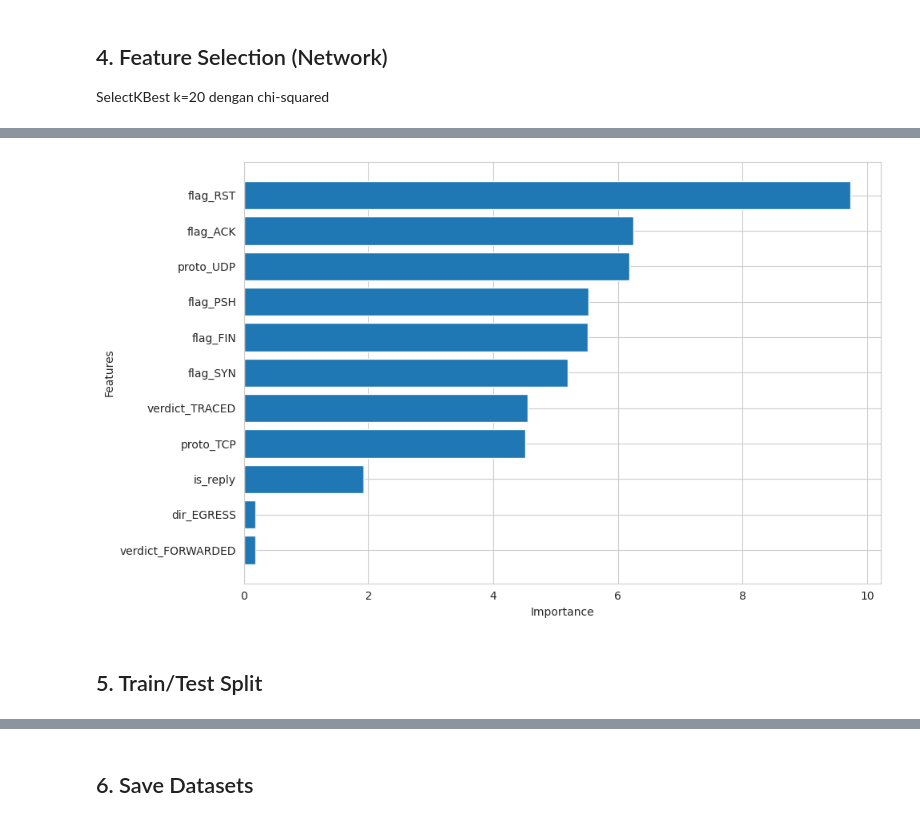
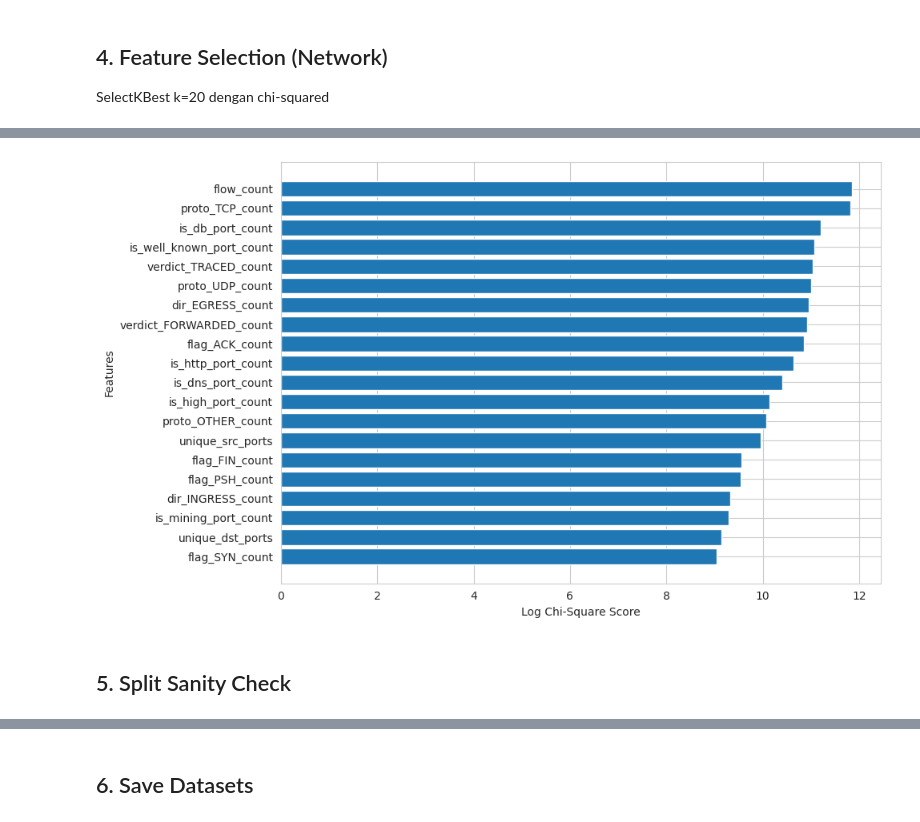
Before and after one commit to danielcristho/K-WATCH, a Jupyter notebook: feature_engineering/pre_processing.ipynb, the cells around one changed output, grey strips where cells are left out. Drawn from its saved outputs; the diff is of its cells as text; code cells hidden in the pictures.

```diff
--- a/feature_engineering/pre_processing.ipynb
+++ b/feature_engineering/pre_processing.ipynb
@@ -311,24 +547,56 @@ network_dataset.head()
 
 SelectKBest k=20 dengan chi-squared
 # %%
-X_flow = network_dataset.drop(columns=['pod_name', 'label'])
-y_flow = network_dataset['label']
+metadata_cols = ["session_id", "pod_name", "namespace", "label", "scenario_label", "binary_label"]
+count_cols = [
+    "proto_TCP", "proto_UDP", "proto_OTHER",
+    "dir_EGRESS", "dir_INGRESS",
+    "verdict_FORWARDED", "verdict_DROPPED", "verdict_TRACED",
+    "flag_SYN", "flag_ACK", "flag_FIN", "flag_RST", "flag_PSH", "flag_URG",
+    "is_well_known_port", "is_high_port", "is_dns_port", "is_http_port",
+    "is_db_port", "is_mining_port",
+]
 
-# Handle missing values
-X_flow = X_flow.fillna(0)
+if network_events.empty:
+    raise ValueError("No labeled Hubble events were parsed.")
 
-# Remove dest_port to prevent label leakage (as per paper)
-X_flow = X_flow.drop(columns=['dest_port'], errors='ignore')
-print(f"Features after removing dest_port: {len(X_flow.columns)}")
+agg = (
+    network_events
+    .groupby(metadata_cols)
+    .agg(
+        flow_count=("flow_index", "count"),
+        unique_src_ports=("src_port", "nunique"),
+        unique_dst_ports=("dst_port", "nunique"),
+        reply_ratio=("is_reply", "mean"),
+        **{f"{col}_count": (col, "sum") for col in count_cols}
+    )
+    .reset_index()
+)
 
-# Remove zero-variance features
+for base in ["EGRESS", "INGRESS"]:
+    col = f"dir_{base}_count"
+    if col not in agg:
+        agg[col] = 0
+
+agg["egress_ratio"] = agg["dir_EGRESS_count"] / agg["flow_count"].clip(lower=1)
+agg["ingress_ratio"] = agg["dir_INGRESS_count"] / agg["flow_count"].clip(lower=1)
+agg["syn_ack_ratio"] = agg["flag_SYN_count"] / agg["flag_ACK_count"].replace(0, np.nan)
+agg["syn_ack_ratio"] = agg["syn_ack_ratio"].fillna(0)
+
+network_dataset = agg.fillna(0)
+
+X_flow = network_dataset.drop(columns=metadata_cols)
+y_flow = network_dataset["scenario_label"]
+
 variance = X_flow.var()
 non_zero_cols = variance[variance > 0].index.tolist()
 X_flow = X_flow[non_zero_cols]
 
+print(f"Network rows after per-session/pod aggregation: {len(network_dataset):,}")
 print(f"Features after removing zero-variance: {len(non_zero_cols)}")
+print(f"Labels: {y_flow.value_counts().sort_index().to_dict()}")
+print(f"Duplicate feature rows: {X_flow.duplicated().sum():,}")
 
-# SelectKBest
 k = min(20, len(non_zero_cols))
 selector = SelectKBest(chi2, k=k)
 X_flow_selected = selector.fit_transform(X_flow.abs(), y_flow)
@@ -336,18 +604,16 @@ X_flow_selected = selector.fit_transform(X_flow.abs(), y_flow)
 selected_features = X_flow.columns[selector.get_support()].tolist()
 scores = selector.scores_[selector.get_support()]
 
-print(f"\n✓ Selected top {k} features:")
-for feat, score in sorted(zip(selected_features, scores), key=lambda x: x[1], reverse=True)[:10]:
+print(f"\nSelected top {k} network features:")
+for feat, score in sorted(zip(selected_features, scores), key=lambda x: x[1], reverse=True):
     print(f"  {feat}: {score:.2f}")
 
-# Plot
 plt.figure(figsize=(10, 6))
 sorted_idx = np.argsort(scores)
 plt.barh([selected_features[i] for i in sorted_idx], np.log1p(scores[sorted_idx]))
-plt.xlabel('Importance')
-plt.ylabel('Features')
-# plt.title('Top Network Flow Features')
+plt.xlabel("Log Chi-Square Score")
+plt.ylabel("Features")
 plt.tight_layout()
-plt.savefig('output/network_feature_importance.png', dpi=150)
+plt.savefig("output/network_feature_importance.png", dpi=150)
 plt.show()
 # %% [output]
@@ -368,4 +637,4 @@ Features after removing zero-variance: 11
-[figure, old version]
+[figure, new version]
 # %% [markdown]
-## 5. Train/Test Split
+## 5. Split Sanity Check
 # %%
```
Also changed, not shown: parts of 14 cells of this notebook, 5 other files.
